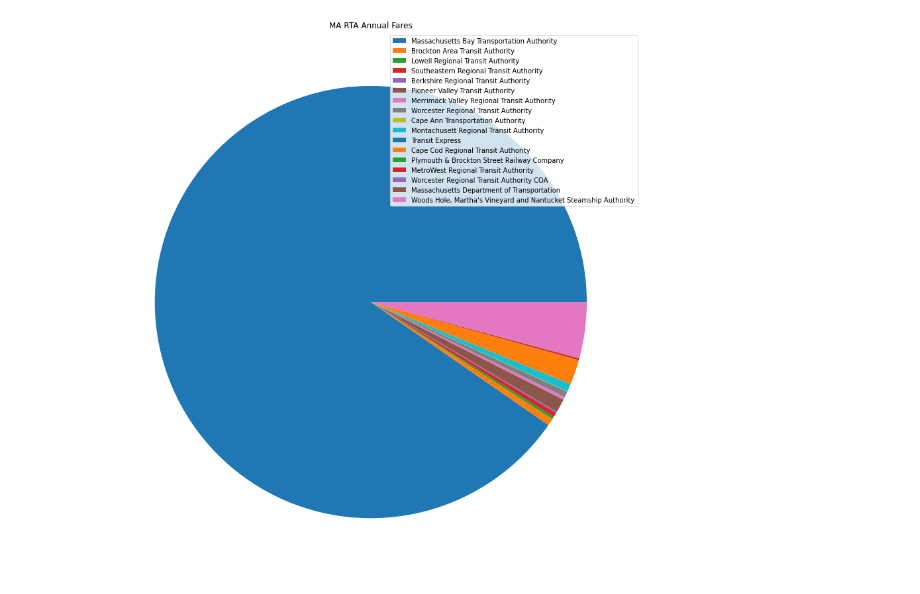
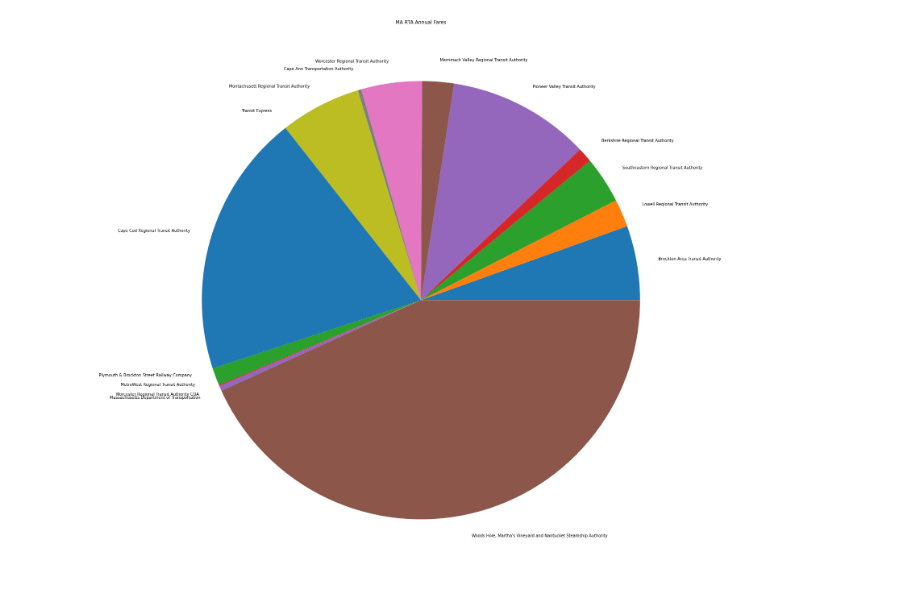
Before and after one commit to cumason123/transit-equity, a Jupyter notebook: src/rta_aggregation.ipynb, the cells around one changed output. Drawn from its saved outputs; the diff is of its cells as text; code cells hidden in the pictures.

Commit message:
fixed pie graph

```diff
--- a/src/rta_aggregation.ipynb
+++ b/src/rta_aggregation.ipynb
@@ -50,6 +50,7 @@ ridership_df = pd.read_excel(BytesIO(RTA_RIDERSHIP_DATA.content), sheet_name='MA
 
 # TODO: Verify this has all the MA rta's
 ma_riders = ridership_df.loc[ridership_df['UZA Name'].str.contains(', MA')]
+ma_riders = ma_riders.loc[ma_riders['Agency'] != 'Massachusetts Bay Transportation Authority']
 
 agency_set = list(set([stop['attributes']['Agency'] for stop in stops_data]))
 print(agency_set)
@@ -75,13 +76,12 @@ agency_fares[['total fare']] = agency_fares.apply(
     axis=1
 )
 # %%
-fig = plt.figure(figsize=(30,15))
-plt.pie(agency_fares[['total fare']].to_numpy().flatten().astype(int))
-plt.legend(labels=agency_fares[['Agency']].to_numpy().flatten())
+fig = plt.figure(figsize=(50,25))
+plt.pie(agency_fares[['total fare']].to_numpy().flatten().astype(int), labels=agency_fares[['Agency']].to_numpy().flatten())
 plt.title('MA RTA Annual Fares')
 plt.show()
 # %% [output]
-[figure, old version]
+[figure, new version]
 # %%
 # Get only brockton
 brockton = {
```
Also changed, not shown: parts of 2 cells of this notebook.
